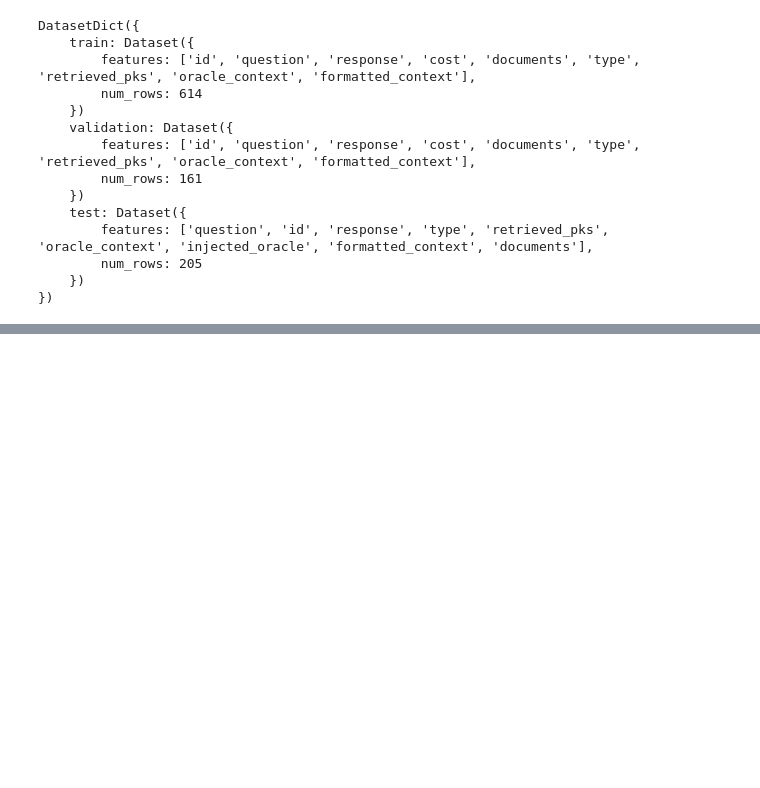
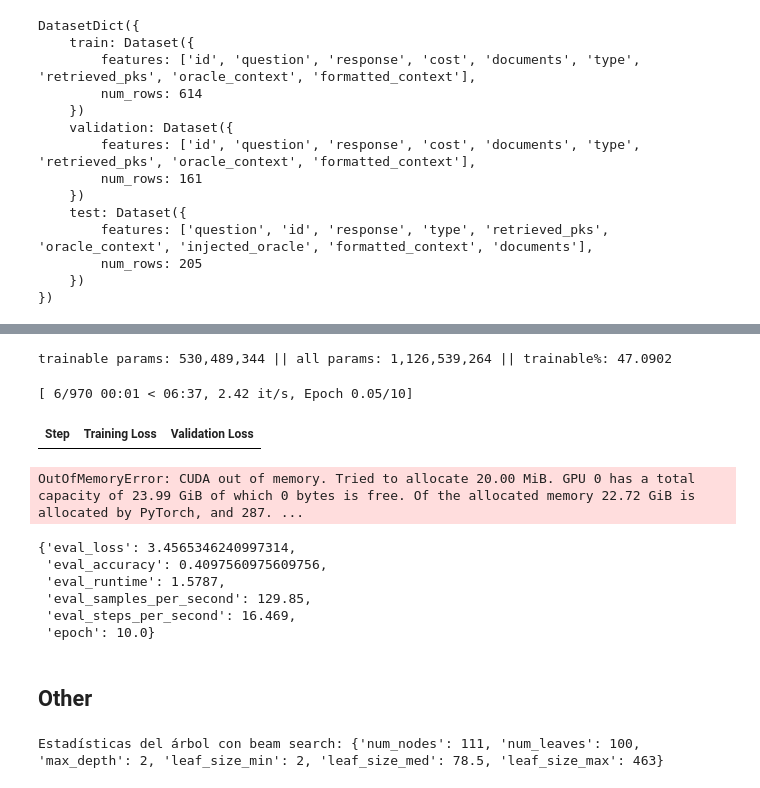
Before and after one commit to miguel-kjh/rag-experiments, a Jupyter notebook: notebooks/kmean_tree.ipynb, the cells around one changed output, grey strips where cells are left out. Drawn from its saved outputs; the diff is of its cells as text; code cells hidden in the pictures; blank space fills up the shorter version.

```diff
--- a/notebooks/kmean_tree.ipynb
+++ b/notebooks/kmean_tree.ipynb
@@ -325,0 +639,2 @@ Top-10 (idx, cos):
+# %%
+dataset_clf["train"] = concatenate_datasets([dataset_clf['train'], dataset_clf['validation']]).shuffle(seed=42)
@@ -325,0 +710,69 @@ Top-10 (idx, cos):
+# %%
+SEED = 42
+EPOCHS = 10
+BATCH_SIZE = 8
+# %%
+training_args = TrainingArguments(
+    output_dir=f"models/parlamento_clf_{model_name.replace('/', '_')}_cluster",
+    per_device_train_batch_size=BATCH_SIZE,
+    per_device_eval_batch_size=BATCH_SIZE,
+    gradient_accumulation_steps=1,
+    num_train_epochs=EPOCHS,
+    learning_rate=5e-5,
+    weight_decay=0.05,
+    warmup_ratio=0.2,
+    lr_scheduler_type="cosine",
+    eval_strategy="steps",
+    save_strategy="no",        # <-- no guarda checkpoints ni el modelo final
+    eval_steps=10,
+    logging_steps=10,
+    load_best_model_at_end=False,  # <-- desactivado porque no hay checkpoints
+    fp16=True,
+    report_to="none",
+    seed=SEED,
+    label_smoothing_factor=0.1,
+)
+
+# IDs de tokens
+model.config.pad_token_id = tokenizer.pad_token_id
+model.config.eos_token_id = tokenizer.eos_token_id
+model.config.bos_token_id = tokenizer.bos_token_id
+
+trainer = Trainer(
+    model=model,
+    args=training_args,
+    train_dataset=tokenized_datasets["train"],
+    eval_dataset=tokenized_datasets["test"],
+    processing_class=tokenizer,
+    data_collator=data_collator,
+    compute_metrics=compute_metrics,
+)
+# %%
+model.print_trainable_parameters()  # Verificar parámetros entrenables
+# %% [output]
+trainable params: 530,489,344 || all params: 1,126,539,264 || trainable%: 47.0902
+# %%
+trainer.train()
+metrics = trainer.evaluate(eval_dataset=tokenized_datasets["test"])
+# %% [output]
+[ 6/970 00:01 < 06:37, 2.42 it/s, Epoch 0.05/10]
+| Step | Training Loss | Validation Loss |
+OutOfMemoryError: CUDA out of memory. Tried to allocate 20.00 MiB. GPU 0 has a total capacity of 23.99 GiB of which 0 bytes is free. Of the allocated memory 22.72 GiB is allocated by PyTorch, and 287. ...
+# %%
+metrics
+# %% [output]
+{'eval_loss': 3.4565346240997314,
+ 'eval_accuracy': 0.4097560975609756,
+ 'eval_runtime': 1.5787,
+ 'eval_samples_per_second': 129.85,
+ 'eval_steps_per_second': 16.469,
+ 'epoch': 10.0}
+# %% [markdown]
+## Other
+# %%
+tree_beam = KMeansTreeBeamSearch(B=10, max_depth=2, min_leaf_size=20, kmeans_iters=100, beam=10, tau_margin=0.01, last_level_probe=10, last_level_delta=0.01, seed=42, iso=True)
+tree_beam.fit(X)
+stats = tree_beam.tree_stats()
+print("Estadísticas del árbol con beam search:", stats)
+# %% [output]
+Estadísticas del árbol con beam search: {'num_nodes': 111, 'num_leaves': 100, 'max_depth': 2, 'leaf_size_min': 2, 'leaf_size_med': 78.5, 'leaf_size_max': 463}
```
Also changed, not shown: parts of 29 cells of this notebook.
